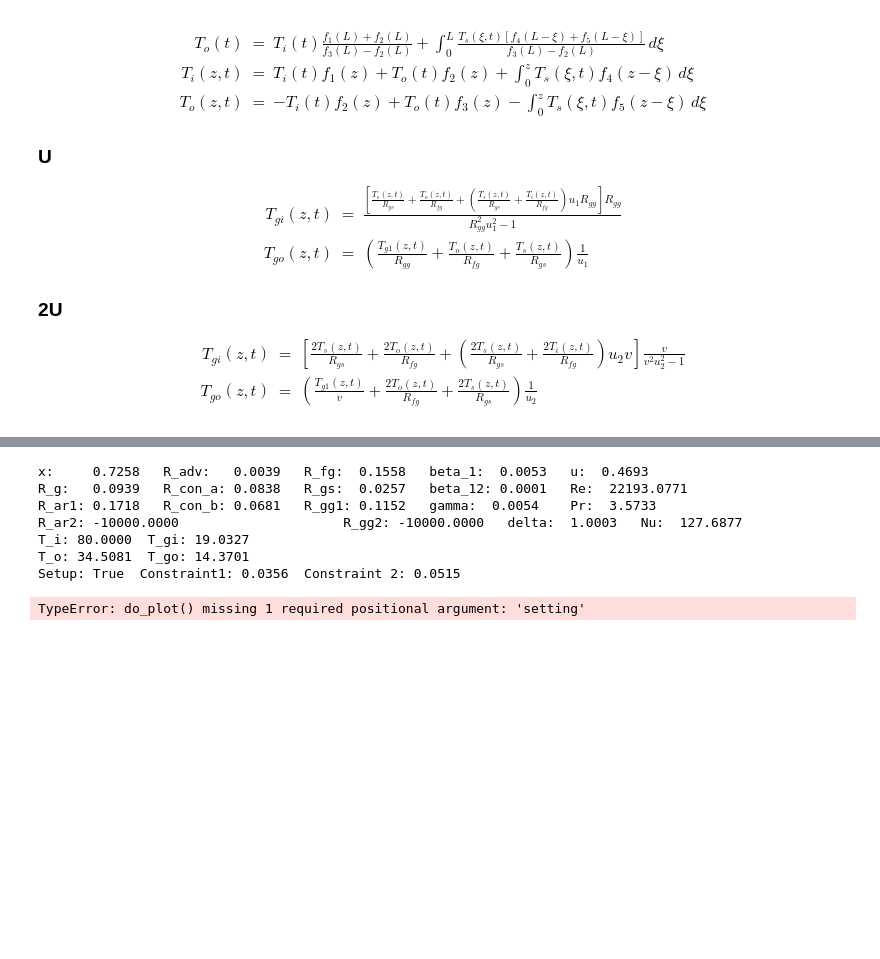
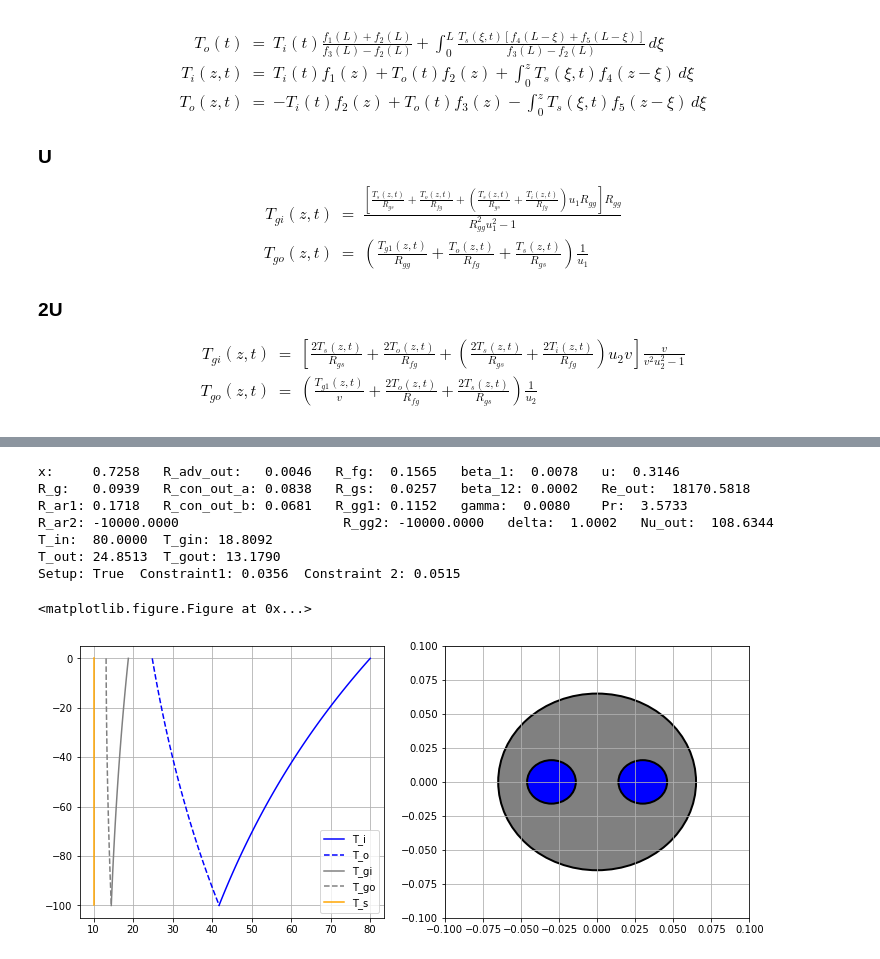
Before and after one commit to drjod/jupyter, a Jupyter notebook: eskilson_steady.ipynb, the cells around one changed output, grey strips where cells are left out. Saved outputs shown, nothing was run; the diff lists cells and outputs as text; code cells hidden in the pictures; blank space fills up the shorter version.

```diff
--- a/eskilson_steady.ipynb
+++ b/eskilson_steady.ipynb
@@ -571,56 +682,60 @@ do_plot(T_i_profile, T_o_profile, T_gi_profile, T_go_profile, T_s_profile, D, d_
 # %%
-def calculate(_D, _w, _d_o, _b, _Q, _lambda_g):
-    _d_i = d_o - 2*_b
+def calculate(_D, _w, _d_out, _b, _Q, _lambda_g):
+    _d_in = d_out - 2*_b
 
-    (A_i, u, Re, Pr, Nu) = calculate_flow(_d_o, _d_i, _w, L, _Q, c_f, rho_f, mu_f, lambda_f)
-    (x, R_g, R_ar1, R_ar2) = calculate_resistance_basic(_D, _d_o, _d_i, _w, _lambda_g)
-    (R_adv, R_con_a, R_con_b) = calculate_resistance_pipe(_d_o, _d_i, x, Nu, R_g, lambda_f, lambda_p)
-    (R_fg, R_gs, R_gg1, R_gg2) = calculate_resistance(x, R_g, R_ar1, R_ar2, R_adv, R_con_a, R_con_b)
+    (A_in, u_out, Re_out, Pr, Nu_out) = calculate_flow(_d_out, _d_in, _w, L, _Q, c_f, rho_f, mu_f, lambda_f)
+    (x, R_g, R_ar1, R_ar2) = calculate_resistance_basic(_D, _d_out, _w, _lambda_g)
+    (R_adv_out, R_con_out_a, R_con_out_b) = calculate_resistance_pipe(_d_out, _d_in, x,
+                                                                      Nu_out, R_g, lambda_f, lambda_p)
+    (R_fg, R_gs, R_gg1, R_gg2) = calculate_resistance(x, R_g, R_ar1, R_ar2,
+                                                      R_adv_out, R_con_out_a, R_con_out_b)
     (R_1_Delta, R_12_Delta, u_1, v) = calculate_resistance_delta(R_fg, R_gs, R_gg1, R_gg2)
-    (beta_1, beta_12, gamma, delta) = calculate_greeks(A_i, u, rho_f, c_f, R_1_Delta, R_12_Delta)
+    (beta_1, beta_12, gamma, delta) = calculate_greeks(A_in, u_out, rho_f, c_f, R_1_Delta, R_12_Delta)
     (f1, f2, f3, Delta_L, depth) = provide_functions(N, L, beta_12, gamma, delta)
-    (T_i_profile, T_o_profile, T_gi_profile, T_go_profile) = calculate_temperatures(f1, f2, f3, N, L, Delta_L, T_i, T_s_profile, R_fg, R_gs, R_gg1, R_gg2, v, u_1, \
+    (T_in_profile, T_out_profile, T_gin_profile, T_gout_profile) = calculate_temperatures(
+        f1, f2, f3, N, L, Delta_L, T_in, T_s_profile, R_fg, R_gs, R_gg1, R_gg2, v, u_1, \
                            beta_1, beta_12, gamma, delta)
 
-    print('x:     {0:3.4f}   R_adv:   {1:3.4f}   R_fg:  {2:3.4f}   beta_1:  {3:3.4f}   u:  {4:3.4f}'.format(x, R_adv, R_fg, beta_1, u))
-    print('R_g:   {0:3.4f}   R_con_a: {1:3.4f}   R_gs:  {2:3.4f}   beta_12: {3:3.4f}   Re:  {4:3.4f}'.format(R_g, R_con_a,  R_gs, beta_12, Re))
-    print('R_ar1: {0:3.4f}   R_con_b: {1:3.4f}   R_gg1: {2:3.4f}   gamma:  {3:3.4f}    Pr:  {4:3.4f}'.format(R_ar1, R_con_b, R_gg1, gamma, Pr))
-    print('R_ar2: {0:3.4f}                     R_gg2: {1:3.4f}   delta:  {2:3.4f}   Nu:  {3:3.4f}'.format(R_ar2, R_gg2, delta, Nu))
-    print('T_i: {0:3.4f}  T_gi: {1:3.4f} '.format(T_i_profile[0], T_gi_profile[0]))
-    print('T_o: {0:3.4f}  T_go: {1:3.4f} '.format(T_o_profile[0], T_go_profile[0]))
+    print('x:     {0:3.4f}   R_adv_out:   {1:3.4f}   R_fg:  {2:3.4f}   beta_1:  {3:3.4f}   u:  {4:3.4f}'.format(x, R_adv_out, R_fg, beta_1, u_out))
+    print('R_g:   {0:3.4f}   R_con_out_a: {1:3.4f}   R_gs:  {2:3.4f}   beta_12: {3:3.4f}   Re_out:  {4:3.4f}'.format(R_g, R_con_out_a,  R_gs, beta_12, Re_out))
+    print('R_ar1: {0:3.4f}   R_con_out_b: {1:3.4f}   R_gg1: {2:3.4f}   gamma:  {3:3.4f}    Pr:  {4:3.4f}'.format(R_ar1, R_con_out_b, R_gg1, gamma, Pr))
+    print('R_ar2: {0:3.4f}                     R_gg2: {1:3.4f}   delta:  {2:3.4f}   Nu_out:  {3:3.4f}'.format(R_ar2, R_gg2, delta, Nu_out))
+    print('T_in:  {0:3.4f}  T_gin: {1:3.4f} '.format(T_in_profile[0], T_gin_profile[0]))
+    print('T_out: {0:3.4f}  T_gout: {1:3.4f} '.format(T_out_profile[0], T_gout_profile[0]))
 
-    setup = _w+ _d_o < _D and _d_o < _w
+    setup = _w+ _d_out < _D and _d_out < _w
     constraint1 = 1/( (1/R_gg1) + (.5/R_gs))
     constraint2 = 1/( (1/R_gg2) + (.5/R_gs))
     print('Setup: {0}  Constraint1: {1:3.4f}  Constraint 2: {2:3.4f}'.format(
        setup, constraint1, constraint2))
 
-    do_plot(T_i_profile, T_o_profile, T_gi_profile, T_go_profile, _D, _d_o, _w,
+    do_plot(T_in_profile, T_out_profile, T_gin_profile, T_gout_profile, T_s_profile, _D, _d_out, _w,
             setup and constraint1 > 0 and constraint2 > 0)
 
 
 widget_return = widgets.interact(calculate,
                                  # borehole diameter
                                  _D=widgets.FloatSlider(value=D, min=.05, max=.2,
                                               step=0.001, readout_format='.3f'),
                                  _w=widgets.FloatSlider(value=w, min=.01, max=.1,
                                               step=0.001, readout_format='.3f'),
-                                 _d_o=widgets.FloatSlider(value=d_o, min=.001, max=.05,
+                                 _d_out=widgets.FloatSlider(value=d_out, min=.001, max=.05,
                                               step=0.001, readout_format='.3f'),
-                                 _b=widgets.FloatSlider(value=(d_o-d_i)/2, min=.001, max=.01,
+                                 _b=widgets.FloatSlider(value=(d_out-d_in)/2, min=.001, max=.01,
                                               step=0.001, readout_format='.3f'),
                                  _Q=widgets.FloatSlider(value=Q, min=1.e-6, max=1.e-3,
                                               step=1.e-6, readout_format='.6f'),
                                  _lambda_g=widgets.FloatSlider(value=lambda_g, min=.5, max=4.,
                                               step=0.001, readout_format='.3f')
 
                                 )
 # %% [output]
-x:     0.7258   R_adv:   0.0039   R_fg:  0.1558   beta_1:  0.0053   u:  0.4693
-R_g:   0.0939   R_con_a: 0.0838   R_gs:  0.0257   beta_12: 0.0001   Re:  22193.0771
-R_ar1: 0.1718   R_con_b: 0.0681   R_gg1: 0.1152   gamma:  0.0054    Pr:  3.5733
-R_ar2: -10000.0000                     R_gg2: -10000.0000   delta:  1.0003   Nu:  127.6877
-T_i: 80.0000  T_gi: 19.0327
-T_o: 34.5081  T_go: 14.3701
+x:     0.7258   R_adv_out:   0.0046   R_fg:  0.1565   beta_1:  0.0078   u:  0.3146
+R_g:   0.0939   R_con_out_a: 0.0838   R_gs:  0.0257   beta_12: 0.0002   Re_out:  18170.5818
+R_ar1: 0.1718   R_con_out_b: 0.0681   R_gg1: 0.1152   gamma:  0.0080    Pr:  3.5733
+R_ar2: -10000.0000                     R_gg2: -10000.0000   delta:  1.0002   Nu_out:  108.6344
+T_in:  80.0000  T_gin: 18.8092
+T_out: 24.8513  T_gout: 13.1790
 Setup: True  Constraint1: 0.0356  Constraint 2: 0.0515
-TypeError: do_plot() missing 1 required positional argument: 'setting'
+<matplotlib.figure.Figure at 0x...>
+[figure, added]
```
Also changed, not shown: parts of 17 cells of this notebook.
